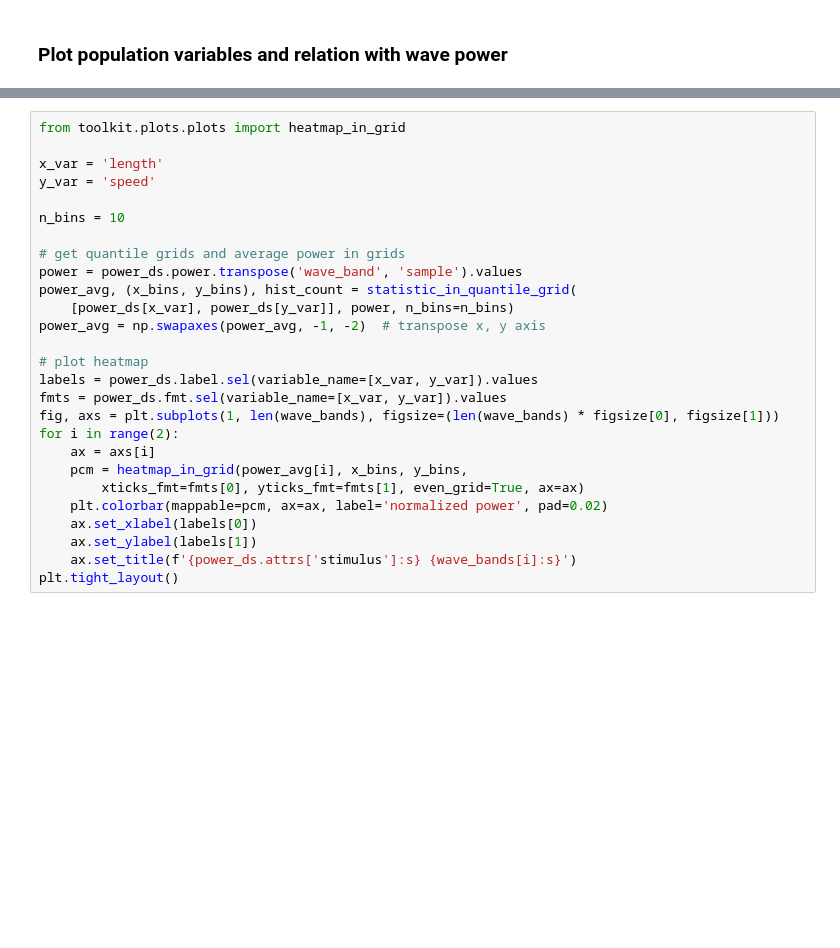
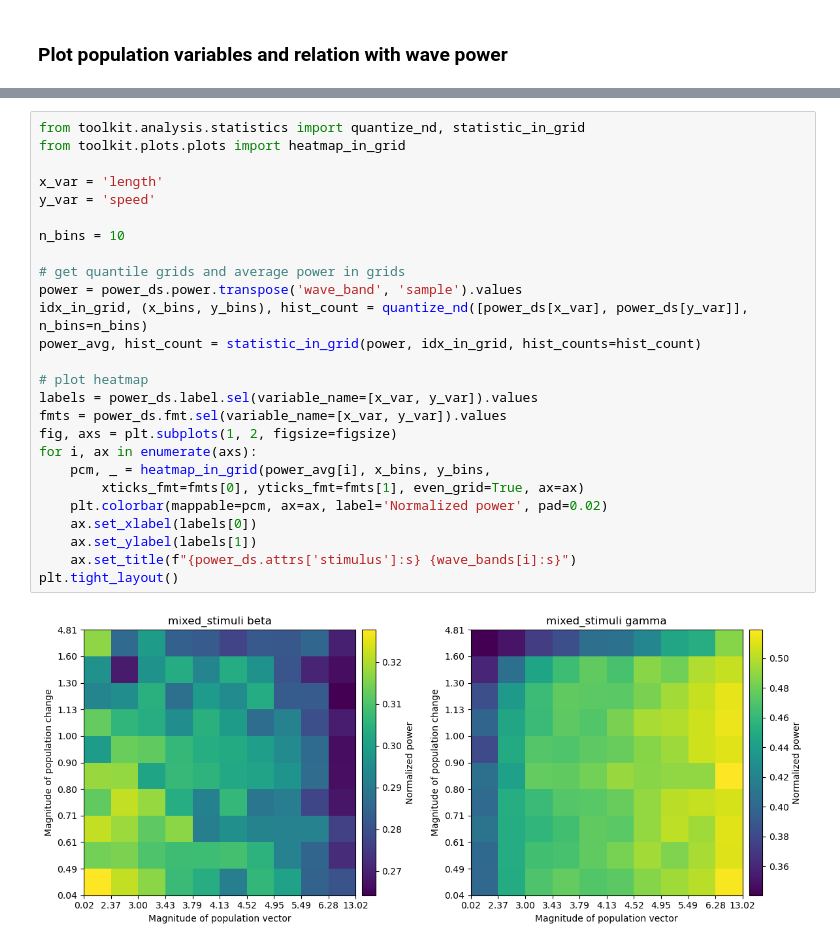
Before and after one commit to chenziao/Analyzing_Allen_Visual_Coding_Neuropixels_Dataset, a Jupyter notebook: notebooks/Population_vector_during_stimuli.ipynb, the cells around one changed output, grey strips where cells are left out. Cells and saved outputs as stored; diff of their text form; blank space fills up the shorter version.

```diff
--- a/notebooks/Population_vector_during_stimuli.ipynb
+++ b/notebooks/Population_vector_during_stimuli.ipynb
@@ -587,27 +566,28 @@ Stimulus 'mixed_stimuli': Magnitude of population vector x Magnitude of populati
 # %%
+from toolkit.analysis.statistics import quantize_nd, statistic_in_grid
 from toolkit.plots.plots import heatmap_in_grid
 
 x_var = 'length'
 y_var = 'speed'
 
 n_bins = 10
 
 # get quantile grids and average power in grids
 power = power_ds.power.transpose('wave_band', 'sample').values
-power_avg, (x_bins, y_bins), hist_count = statistic_in_quantile_grid(
-    [power_ds[x_var], power_ds[y_var]], power, n_bins=n_bins)
-power_avg = np.swapaxes(power_avg, -1, -2)  # transpose x, y axis
+idx_in_grid, (x_bins, y_bins), hist_count = quantize_nd([power_ds[x_var], power_ds[y_var]], n_bins=n_bins)
+power_avg, hist_count = statistic_in_grid(power, idx_in_grid, hist_counts=hist_count)
 
 # plot heatmap
 labels = power_ds.label.sel(variable_name=[x_var, y_var]).values
 fmts = power_ds.fmt.sel(variable_name=[x_var, y_var]).values
-fig, axs = plt.subplots(1, len(wave_bands), figsize=(len(wave_bands) * figsize[0], figsize[1]))
-for i in range(2):
-    ax = axs[i]
-    pcm = heatmap_in_grid(power_avg[i], x_bins, y_bins,
+fig, axs = plt.subplots(1, 2, figsize=figsize)
+for i, ax in enumerate(axs):
+    pcm, _ = heatmap_in_grid(power_avg[i], x_bins, y_bins,
         xticks_fmt=fmts[0], yticks_fmt=fmts[1], even_grid=True, ax=ax)
-    plt.colorbar(mappable=pcm, ax=ax, label='normalized power', pad=0.02)
+    plt.colorbar(mappable=pcm, ax=ax, label='Normalized power', pad=0.02)
     ax.set_xlabel(labels[0])
     ax.set_ylabel(labels[1])
-    ax.set_title(f'{power_ds.attrs['stimulus']:s} {wave_bands[i]:s}')
+    ax.set_title(f"{power_ds.attrs['stimulus']:s} {wave_bands[i]:s}")
 plt.tight_layout()
+# %% [output]
+[figure, added]
```
Also changed, not shown: parts of 11 cells of this notebook, 2 other files.
